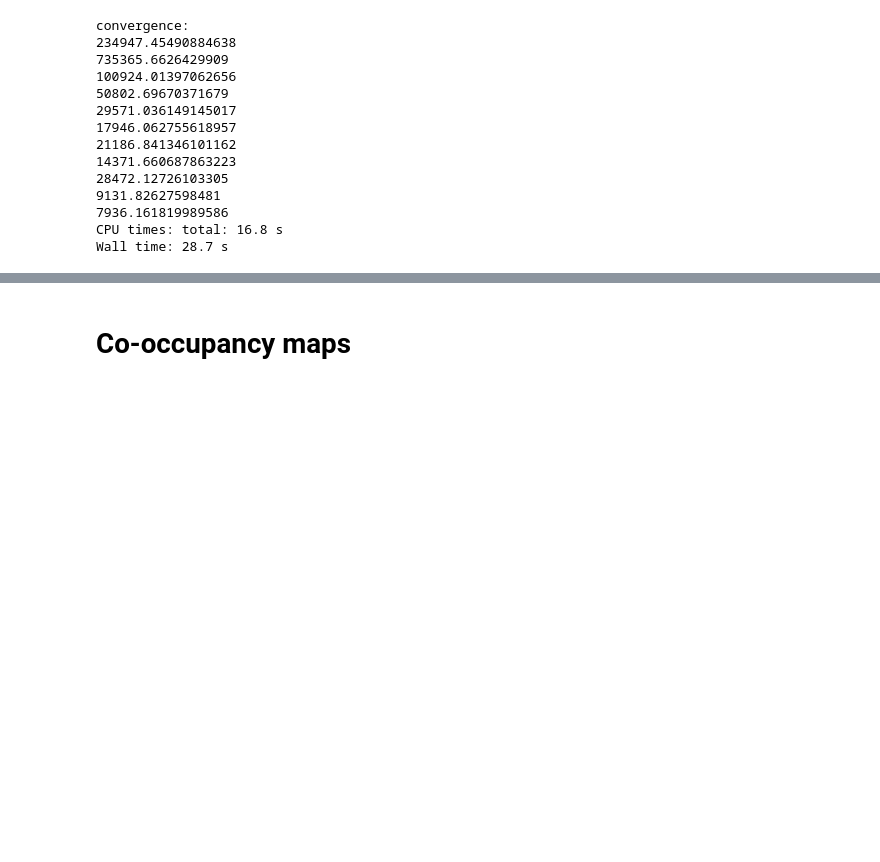
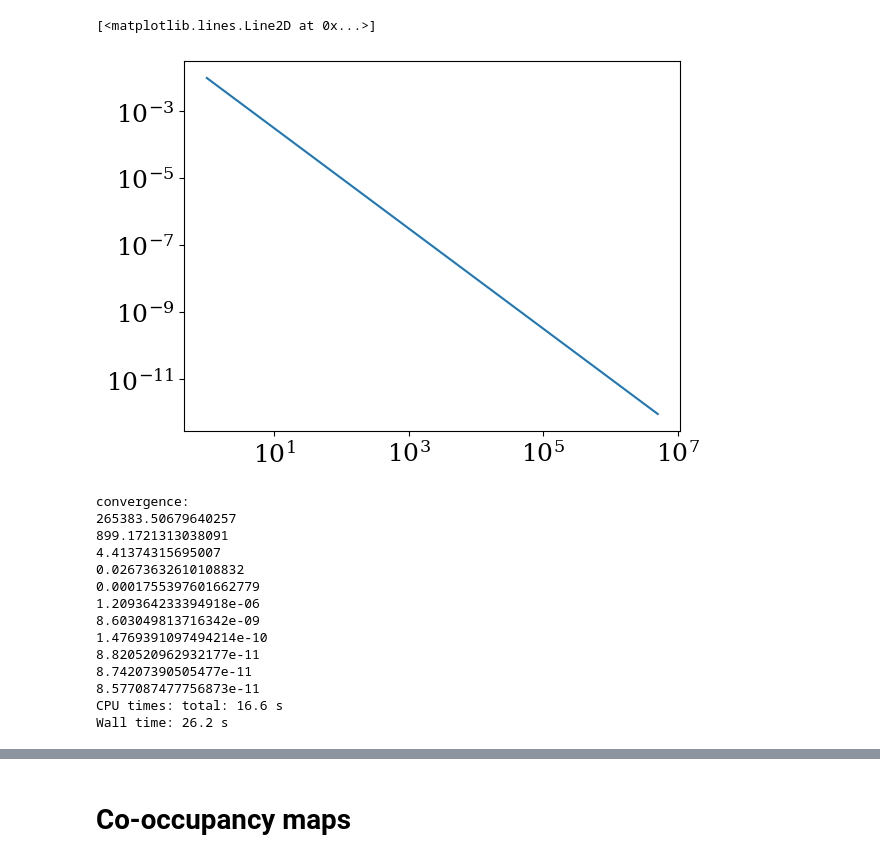
Before and after one commit to tmhabte/wlcsim_membrane, a Jupyter notebook: config_binding/comp_2mark_epibind.ipynb, the cells around one changed output, grey strips where cells are left out. Saved outputs shown, nothing was run; the diff lists cells and outputs as text; code cells hidden in the pictures; blank space fills up the shorter version.

```diff
--- a/config_binding/comp_2mark_epibind.ipynb
+++ b/config_binding/comp_2mark_epibind.ipynb
@@ -49,10 +124,17 @@ def calc_p_loop(x, a=1):
+# %%
+plt.loglog(np.arange(0, 5e6), calc_p_loop(np.arange(0, 5e6)))
+# %% [output]
+[<matplotlib.lines.Line2D at 0x...>]
+[figure, added]
 # %%
 %%time
 # 2 marks competitive, no for loop
 
-mus = [-4.8,-4.8]
-# mus = [-8,-8]
-# mus = [-4.8, -4.4]
+# mus = [-4.8,-4.8]
+# mus = [-5,-5]
+# mus = [-4,-5]
+mus = [-2,-5]
+# mus = [-0, -4.8]
 # eps = -2
 # j = -2
 
@@ -64,15 +146,14 @@ mus = [-4.8,-4.8]
 # sigma_2[40:60] = 2
 # sigma_2[80:100] = 2
 
-sigma_1 = np.loadtxt("HNCFF683HCZ_H3K9me3_methyl.txt")
-sigma_2 = np.loadtxt("ENCFF919DOR_H3K27me3_methyl.txt")
+sigma_1 = marks_1#np.loadtxt("HNCFF683HCZ_H3K9me3_methyl.txt")
+sigma_2 = marks_2#np.loadtxt("ENCFF919DOR_H3K27me3_methyl.txt")
 sigmas = [sigma_1, sigma_2]
 
 n_nuc = len(sigma_1)
 n_iter = 100
 
-e_m = [1.52, 1.52]
-v_int = np.array([[-4,0],[0,-4]])
+amp = 0.05 # contact rpobability constant
 # e_m = [2, 2]
 # v_int = np.array([[-2,0],[0,-2]])
 
@@ -108,7 +189,7 @@ for i in range(n_iter):
 
     # calculate array of looping probabilitys by nucleosome, with padding for convolution
     i = 0
-    p_loop_ini = np.concatenate((calc_p_loop(np.arange(0,i)-i),np.array([0]),calc_p_loop(np.arange(i + 1, n_nuc)-i)))
+    p_loop_ini = np.concatenate((calc_p_loop(np.arange(0,i)-i, amp),np.array([0]),calc_p_loop(np.arange(i + 1, n_nuc)-i, amp)))
     p_loop_reflect = np.concatenate((p_loop_ini[1:][::-1], p_loop_ini))
 
     # calculate part of interaction energy
@@ -121,19 +202,19 @@ for i in range(n_iter):
     ws = [w_1_fast, w_2_fast]
 # %% [output]
 convergence:
-234947.45490884638
-735365.6626429909
-100924.01397062656
-50802.69670371679
-29571.036149145017
-17946.062755618957
-21186.841346101162
-14371.660687863223
-28472.12726103305
-9131.82627598481
-7936.161819989586
-CPU times: total: 16.8 s
-Wall time: 28.7 s
+265383.50679640257
+899.1721313038091
+4.41374315695007
+0.02673632610108832
+0.0001755397601662779
+1.209364233394918e-06
+8.603049813716342e-09
+1.4769391097494214e-10
+8.820520962932177e-11
+8.74207390505477e-11
+8.577087477756873e-11
+CPU times: total: 16.6 s
+Wall time: 26.2 s
 # %%
 print(np.sum(np.abs(s_arr[0] - s_old[0]))) # change in binding at last iteration
 print(np.sum(np.abs(s_arr[1] - s_old[1])))
```
Also changed, not shown: parts of 27 cells of this notebook.
